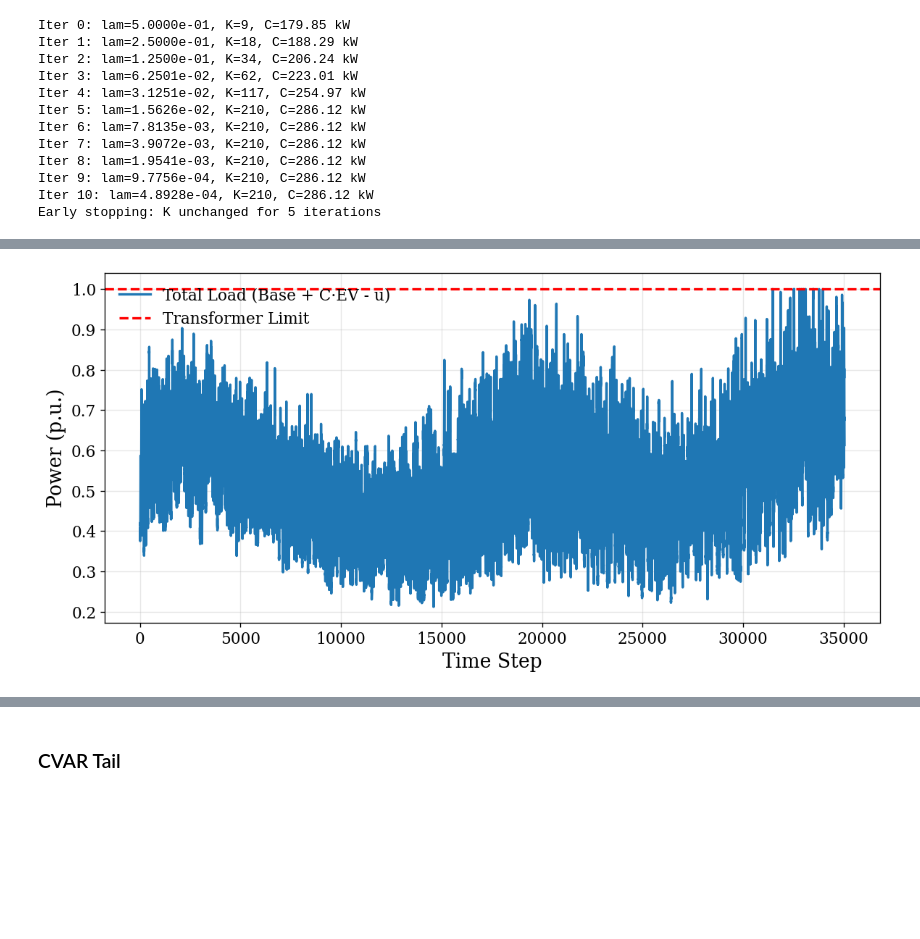
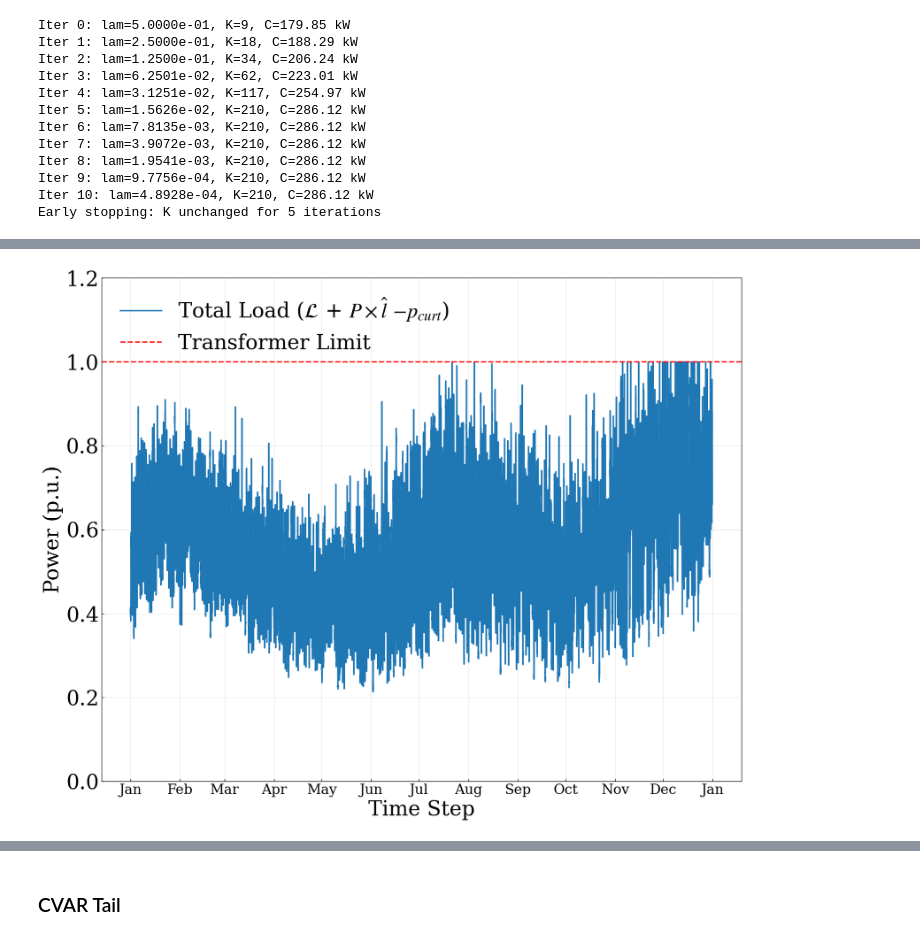
Before and after one commit to gcsarker/dynamic_hosting, a Jupyter notebook: Intervention_test.ipynb, the cells around one changed output, grey strips where cells are left out. Cells and saved outputs as stored; diff of their text form; code cells hidden in the pictures; blank space fills up the shorter version.

```diff
--- a/Intervention_test.ipynb
+++ b/Intervention_test.ipynb
@@ -1214,7 +1257,7 @@ lambda=1.000e+00, status=optimal, K=5, C=0.4032
 
 alpha_vals = np.linspace(0.0, 0.99, 12)
 
-mu_list = [0.0, 0.05, 0.10, 0.15, 0.20]
+mu_list = [0.05, 0.10, 0.15, 0.20]
 
 results = {}
 
@@ -1269,6 +1331,6 @@ plt.show()
 # %%
 alpha_vals = np.linspace(0.8, 0.99, 12)
-mu_list = [0.0, 0.05, 0.10, 0.15, 0.20]
+mu_list = [0.05, 0.10, 0.15, 0.20]
 
 results_kw = {}
 
@@ -1415,18 +1530,55 @@ plt.show()
 # %%
-t = np.arange(T)
-total_load = bus_load_pu.sum(axis=1) + best_res['C'] * lhat - best_res['u']
+# ===== Total load (with curtailment) =====
+total_load = np.asarray(
+    bus_load_pu.sum(axis=1) + best_res["C"] * lhat - best_res["u"]
+).flatten()
 
 limit = 1.0
-plt.figure(figsize=(10, 5))
-plt.plot(t, total_load, linewidth=2, label="Total Load (Base + C·EV - u)")
-plt.axhline(limit, color='red', linestyle='--', linewidth=2, label="Transformer Limit")
 
-plt.xlabel("Time Step")
-plt.ylabel("Power (p.u.)")
-plt.legend()
+# ===== Time index =====
+time_index = pd.date_range(
+    start="2007-01-01",
+    end="2008-01-01",
+    freq="15min",
+    inclusive="left"
+)
+
+# Safety check
+assert len(time_index) == len(total_load), f"{len(time_index)=}, {len(total_load)=}"
+
+# ===== Plot =====
+fig, ax = plt.subplots(figsize=(15, 12))
+
+ax.plot(
+    time_index,
+    total_load,
+    linewidth=2,
+    label=r"Total Load ($\mathcal{L}$ + $P \times \hat{l}$ $- p_{curt}$)"
+)
+
+ax.axhline(
+    limit,
+    color="red",
+    linestyle="--",
+    linewidth=2,
+    label="Transformer Limit"
+)
+
+# ===== Month ticks =====
+ax.xaxis.set_major_locator(mdates.MonthLocator())
+ax.xaxis.set_major_formatter(mdates.DateFormatter("%b"))
+
+ax.set_xlabel("Time Step")
+ax.set_ylabel("Power (p.u.)")
+ax.set_ylim(0, 1.2)
+
+ax.legend(loc = "upper left")
+ax.grid(alpha=0.3)
+
+fig.tight_layout()
 plt.show()
 # %% [output]
-[figure, old version]
+[figure, new version]
 # %%
 plt.plot(t, best_res['u'], label='Curtailment u')
 plt.xlabel("Time Step")
```
Also changed, not shown: parts of 35 cells of this notebook, 39 other files.
